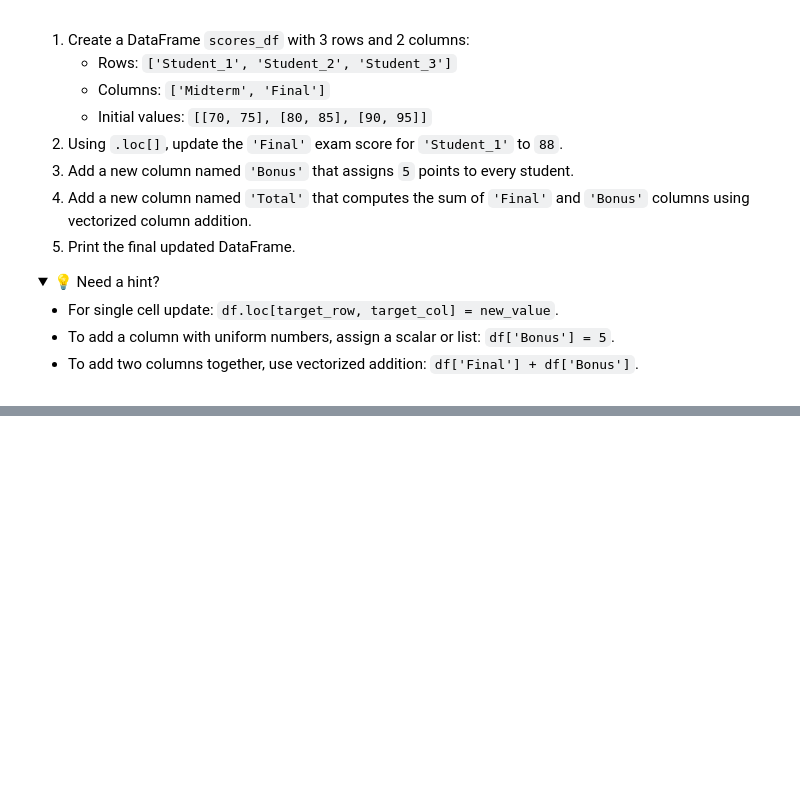
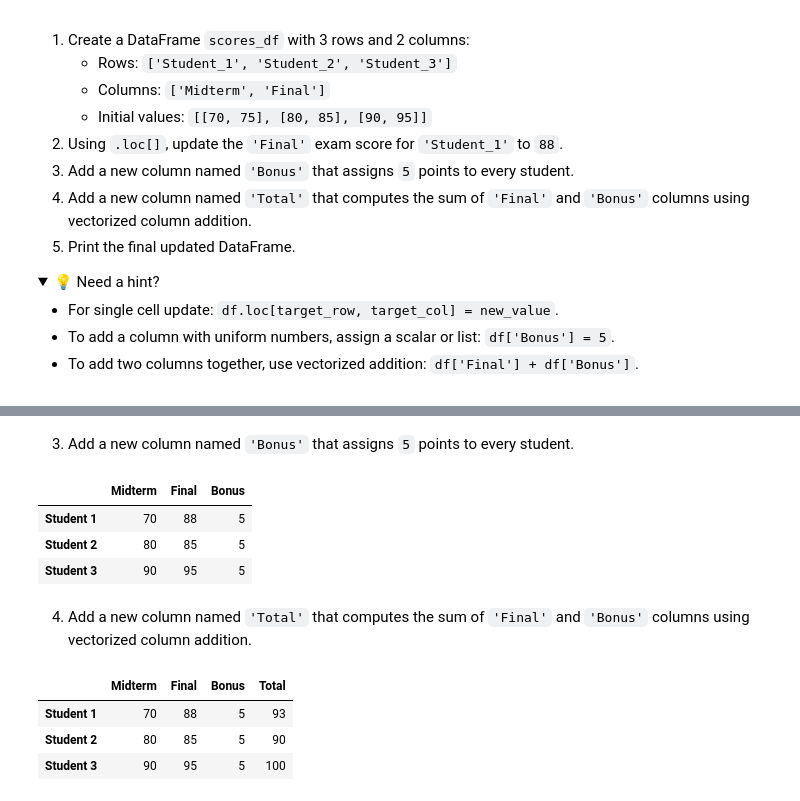
Before and after one commit to ryandilthusha/learning-study-hub, a Jupyter notebook: python/03-pandas-mastery/01_pandas_basics.ipynb, the cells around one changed output, grey strips where cells are left out. Cells and saved outputs as stored; diff of their text form; code cells hidden in the pictures; folded sections open; blank space fills up the shorter version.

Commit message:
solved pandas: pandas basics exercises - 3/3 done

```diff
--- a/python/03-pandas-mastery/01_pandas_basics.ipynb
+++ b/python/03-pandas-mastery/01_pandas_basics.ipynb
@@ -574,0 +596,11 @@ print(df)
+# %%
+import pandas as pd
+
+
+scores_df = pd.DataFrame(
+    index=['Student 1', 'Student 2', 'Student 3'],
+    columns=['Midterm', 'Final'],
+    data= [[70, 75], [80, 85], [90, 95]]
+    )
+
+scores_df
@@ -574,0 +614,7 @@ print(df)
+# %%
+# Question 1:
+print("----- Question 1 -----")
+
+scores_df.loc['Student 1', 'Final'] = 88
+
+scores_df
@@ -574,0 +627,22 @@ print(df)
+# %% [markdown]
+3. Add a new column named `'Bonus'` that assigns `5` points to every student.
+# %%
+scores_df['Bonus'] = [5, 5, 5]
+
+scores_df
+# %% [output]
+|  | Midterm | Final | Bonus |
+| Student 1 | 70 | 88 | 5 |
+| Student 2 | 80 | 85 | 5 |
+| Student 3 | 90 | 95 | 5 |
+# %% [markdown]
+4. Add a new column named `'Total'` that computes the sum of `'Final'` and `'Bonus'` columns using vectorized column addition.
+# %%
+scores_df['Total'] = scores_df['Final'] + scores_df['Bonus']
+
+scores_df
+# %% [output]
+|  | Midterm | Final | Bonus | Total |
+| Student 1 | 70 | 88 | 5 | 93 |
+| Student 2 | 80 | 85 | 5 | 90 |
+| Student 3 | 90 | 95 | 5 | 100 |
```
Also changed, not shown: parts of 7 cells of this notebook.
